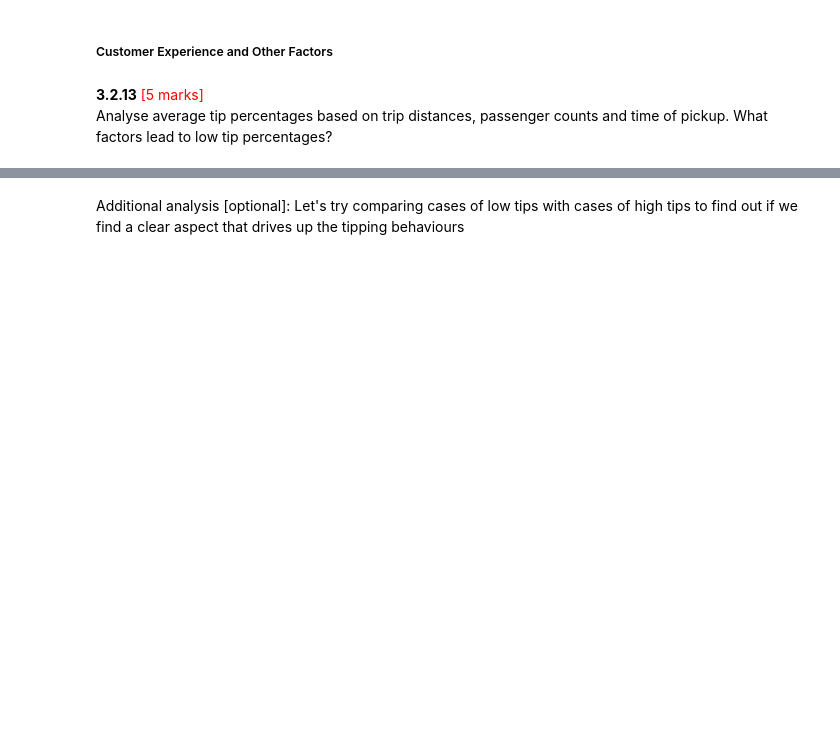
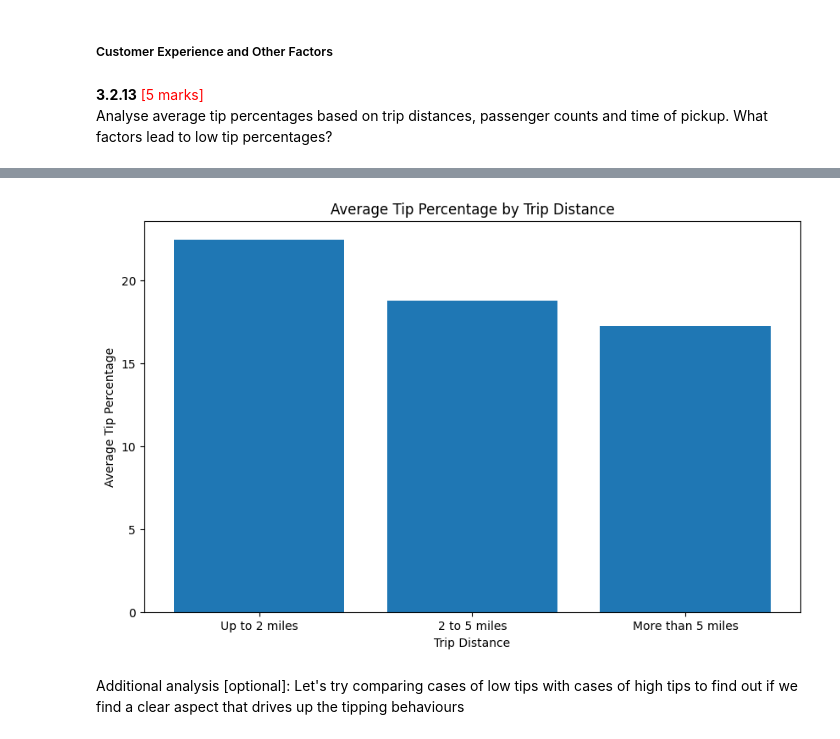
Before and after one commit to srinivasrom/MyStore, a Jupyter notebook: EDA_Assg_NYC_Taxi_Starter_Srinivas_Rompala.ipynb, the cells around one changed output, grey strips where cells are left out. Saved outputs shown, nothing was run; the diff lists cells and outputs as text; code cells hidden in the pictures; blank space fills up the shorter version.

```diff
--- a/EDA_Assg_NYC_Taxi_Starter_Srinivas_Rompala.ipynb
+++ b/EDA_Assg_NYC_Taxi_Starter_Srinivas_Rompala.ipynb
@@ -1421,3 +1584,20 @@ For instance, suppose the average fare per mile for trips with 3 passengers is 3
 Find the average fare per mile by hours of the day and by days of the week
 # %%
 # Compare the average fare per mile for different days and for different times of the day
+
+df['fare_per_mile'] = df['fare_amount'] / df['trip_distance']
+
+df.groupby('pickup_hour')['fare_per_mile'].mean()
+
+analysis_df = df[
+    (df['trip_distance'] > 0) &
+    (df['fare_amount'] > 0)
+].copy()
+hourly_fare = (
+    analysis_df
+    .groupby('pickup_hour')['fare_per_mile']
+    .mean()
+    .reset_index(name='avg_fare_per_mile')
+)
+
+display(hourly_fare)
@@ -1440,0 +1707,75 @@ Analyse average tip percentages based on trip distances, passenger counts and ti
+# %%
+#  Analyze tip percentages based on distances, passenger counts and pickup times
+analysis_df = df[
+    (df['fare_amount'] > 0) &
+    (df['trip_distance'] > 0) &
+    (df['passenger_count'] > 0) &
+    (df['tip_amount'] >= 0)
+].copy()
+
+analysis_df['tip_percentage'] = (
+    analysis_df['tip_amount'] /
+    analysis_df['fare_amount']
+) * 100
+
+analysis_df['pickup_hour'] = (
+    analysis_df['tpep_pickup_datetime'].dt.hour
+)
+analysis_df['distance_tier'] = pd.cut(
+    analysis_df['trip_distance'],
+    bins=[0, 2, 5, float('inf')],
+    labels=[
+        'Up to 2 miles',
+        '2 to 5 miles',
+        'More than 5 miles'
+    ],
+    include_lowest=True
+)
+distance_tip = (
+    analysis_df
+    .groupby('distance_tier', observed=True)
+    .agg(
+        avg_tip_percentage=('tip_percentage', 'mean'),
+        trip_count=('tip_percentage', 'count')
+    )
+    .reset_index()
+)
+
+display(distance_tip)
+passenger_tip = (
+    analysis_df
+    .groupby('passenger_count')
+    .agg(
+        avg_tip_percentage=('tip_percentage', 'mean'),
+        trip_count=('tip_percentage', 'count')
+    )
+    .reset_index()
+)
+
+display(passenger_tip)
+hourly_tip = (
+    analysis_df
+    .groupby('pickup_hour')
+    .agg(
+        avg_tip_percentage=('tip_percentage', 'mean'),
+        trip_count=('tip_percentage', 'count')
+    )
+    .reset_index()
+)
+
+display(hourly_tip)
+
+
+plt.figure(figsize=(10, 6))
+
+plt.bar(
+    distance_tip['distance_tier'].astype(str),
+    distance_tip['avg_tip_percentage']
+)
+
+plt.xlabel('Trip Distance')
+plt.ylabel('Average Tip Percentage')
+plt.title('Average Tip Percentage by Trip Distance')
+
+plt.show()
+# %% [output]
@@ -1441,2 +1812,3 @@ Analyse average tip percentages based on trip distances, passenger counts and ti
+[figure, added]
 # %% [markdown]
 Additional analysis [optional]: Let's try comparing cases of low tips with cases of high tips to find out if we find a clear aspect that drives up the tipping behaviours
```
Also changed, not shown: parts of 23 cells of this notebook.
